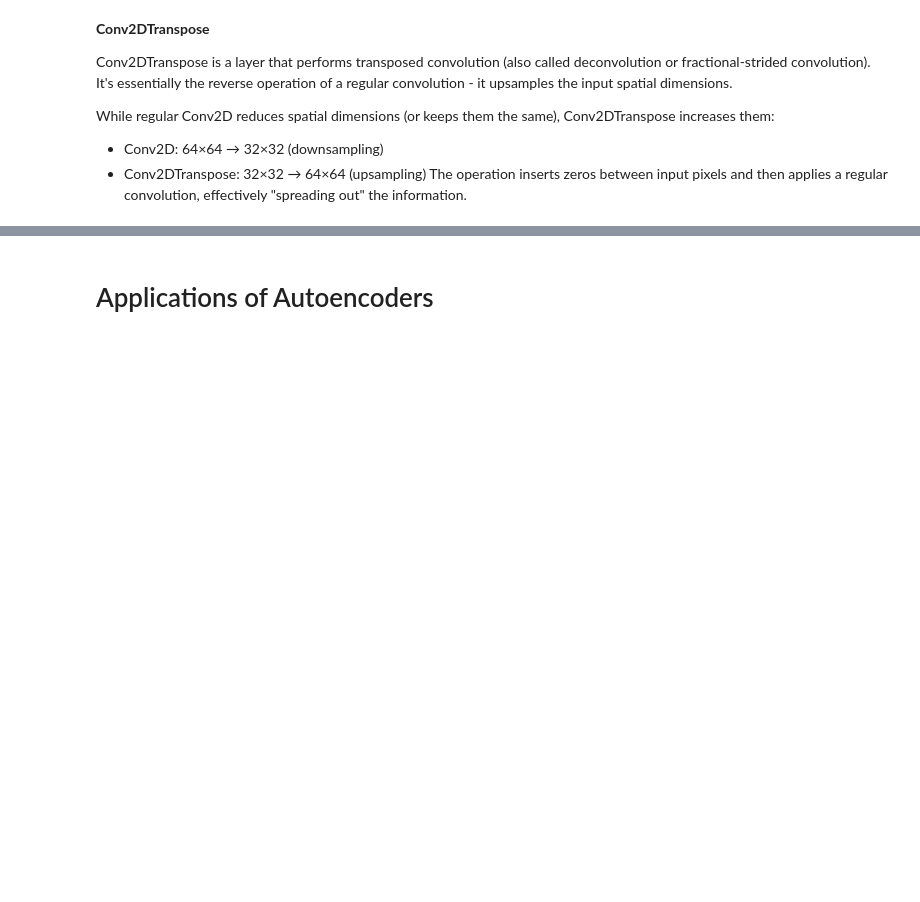
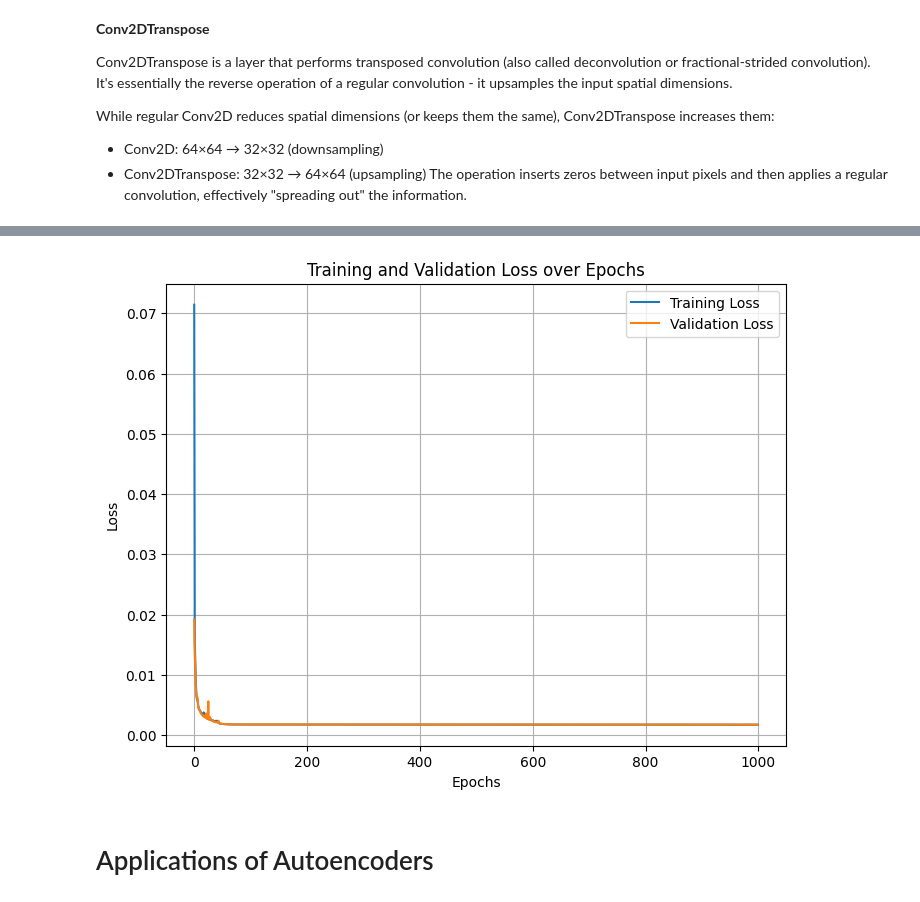
Before and after one commit to joseph-hellerstein/pixel_proficiency, a Jupyter notebook: notebooks/Pixel_Proficiency_4_self-supervised-autoencoders.ipynb, the cells around one changed output, grey strips where cells are left out. Drawn from its saved outputs; the diff is of its cells as text; code cells hidden in the pictures; blank space fills up the shorter version.

```diff
--- a/notebooks/Pixel_Proficiency_4_self-supervised-autoencoders.ipynb
+++ b/notebooks/Pixel_Proficiency_4_self-supervised-autoencoders.ipynb
@@ -612,3 +641,7 @@ KeyboardInterrupt:
+# %%
+cae.plotLoss()
+# %% [output]
+[figure, added]
 # %% [markdown]
 # Applications of Autoencoders
 # %% [markdown]
```
Also changed, not shown: parts of 10 cells of this notebook, 2 other files.
